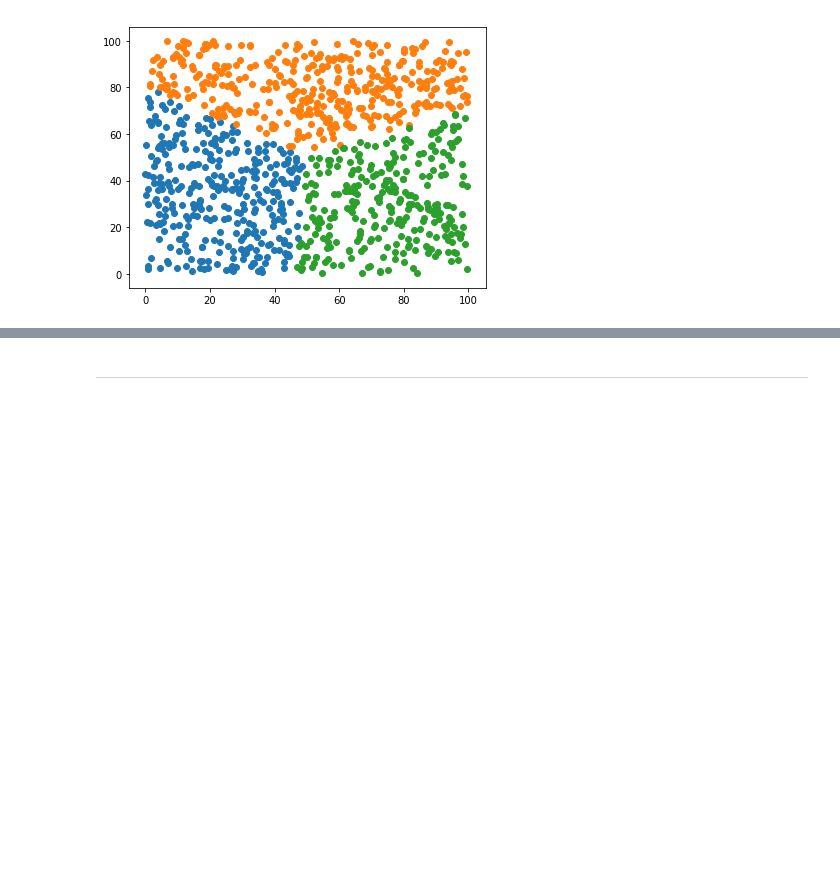
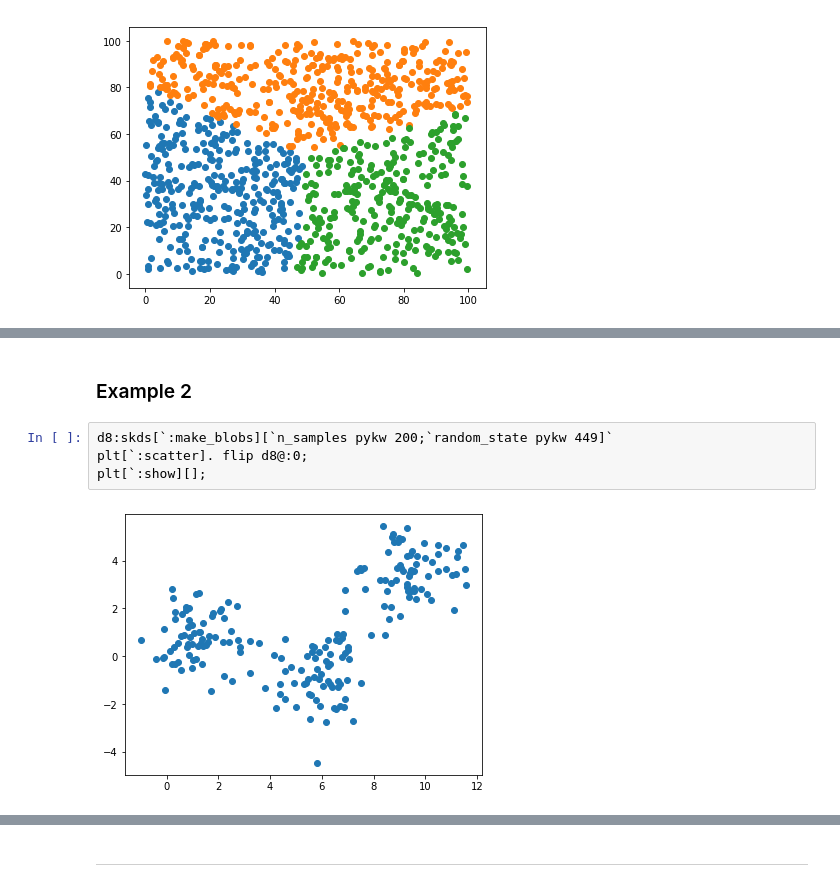
Before and after one commit to KxSystems/ml, a Jupyter notebook: clust/notebooks/clusteralgo.ipynb, the cells around one changed output, grey strips where cells are left out. Saved outputs shown, nothing was run; the diff lists cells and outputs as text; blank space fills up the shorter version.

```diff
--- a/clust/notebooks/clusteralgo.ipynb
+++ b/clust/notebooks/clusteralgo.ipynb
@@ -223,0 +250,8 @@ plt[`:show][];
+# %% [markdown]
+### Example 2
+# %%
+d8:skds[`:make_blobs][`n_samples pykw 200;`random_state pykw 449]`
+plt[`:scatter]. flip d8@:0;
+plt[`:show][];
+# %% [output]
+[figure, added]
```
Also changed, not shown: parts of 4 cells of this notebook, 2 other files.
